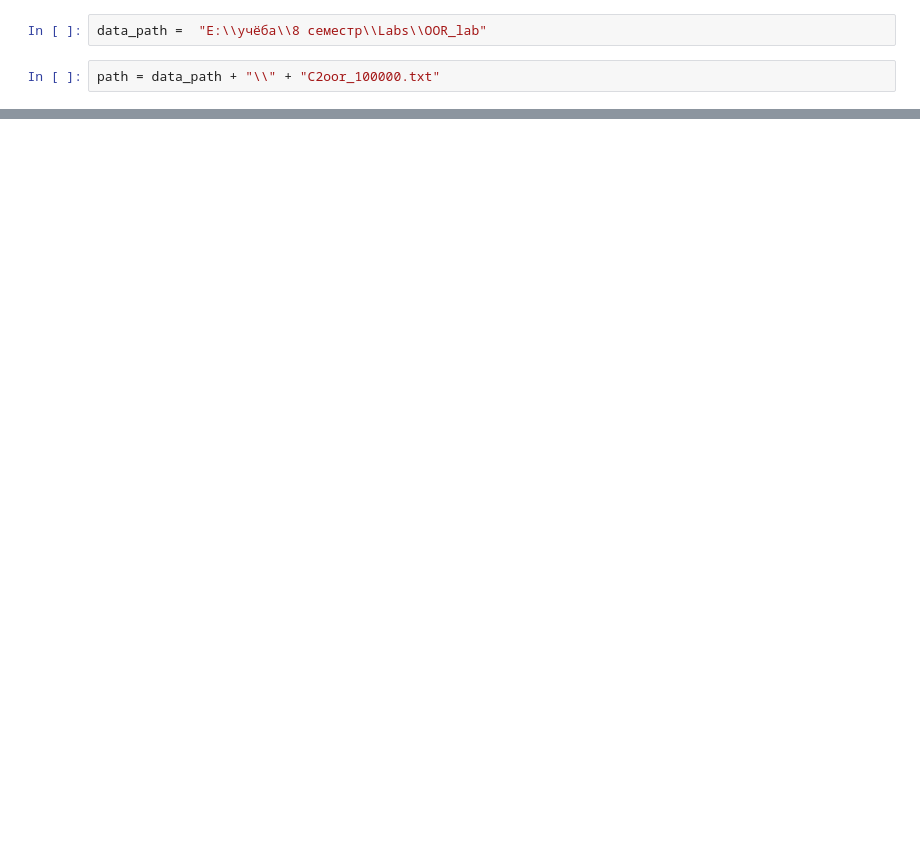
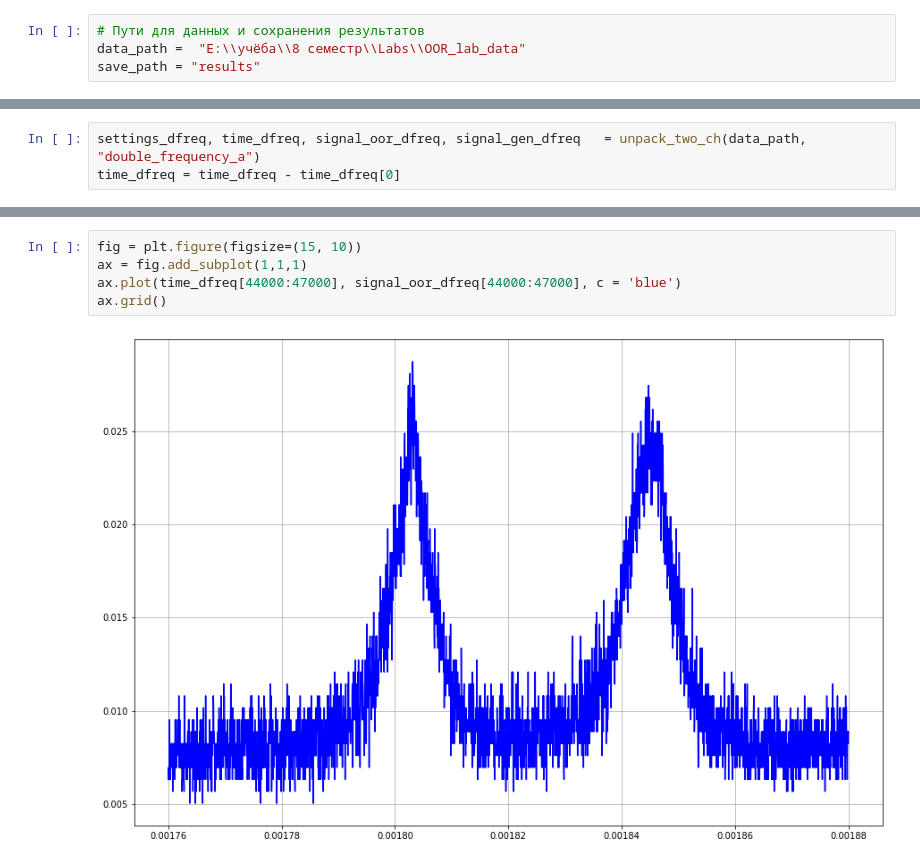
Before and after one commit to starosta39/laboratory_work, a Jupyter notebook: open_optical_resonator/Open_optical_resonator.ipynb, the cells around one changed output, grey strips where cells are left out. Cells and saved outputs as stored; diff of their text form; blank space fills up the shorter version.

Commit message:
add full_agr_plots

```diff
--- a/open_optical_resonator/Open_optical_resonator.ipynb
+++ b/open_optical_resonator/Open_optical_resonator.ipynb
@@ -11,4 +15,4 @@ import matplotlib.pyplot as plt
 # %%
-data_path =  "E:\\учёба\\8 семестр\\Labs\\OOR_lab"
+# Пути для данных и сохранения результатов
+data_path =  "E:\\учёба\\8 семестр\\Labs\\OOR_lab_data"
+save_path = "results"
-# %%
-path = data_path + "\\" + "C2oor_100000.txt"
@@ -23,0 +124,3 @@ def unpack(path):
+# %%
+settings_dfreq, time_dfreq, signal_oor_dfreq, signal_gen_dfreq   = unpack_two_ch(data_path, "double_frequency_a")
+time_dfreq = time_dfreq - time_dfreq[0]
@@ -23,0 +157,7 @@ def unpack(path):
+# %%
+fig = plt.figure(figsize=(15, 10))
+ax = fig.add_subplot(1,1,1)
+ax.plot(time_dfreq[44000:47000], signal_oor_dfreq[44000:47000], c = 'blue')
+ax.grid()
+# %% [output]
+[figure, added]
```
Also changed, not shown: parts of 48 cells of this notebook, 3 other files.
